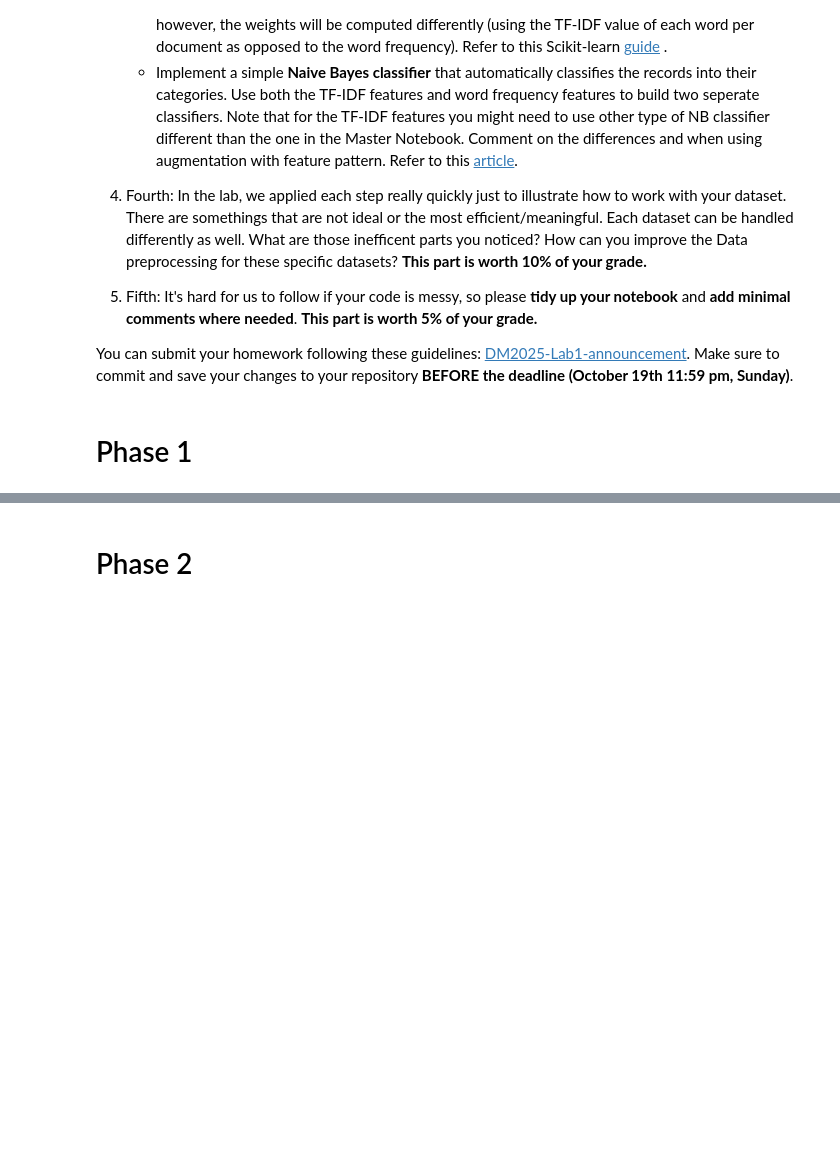
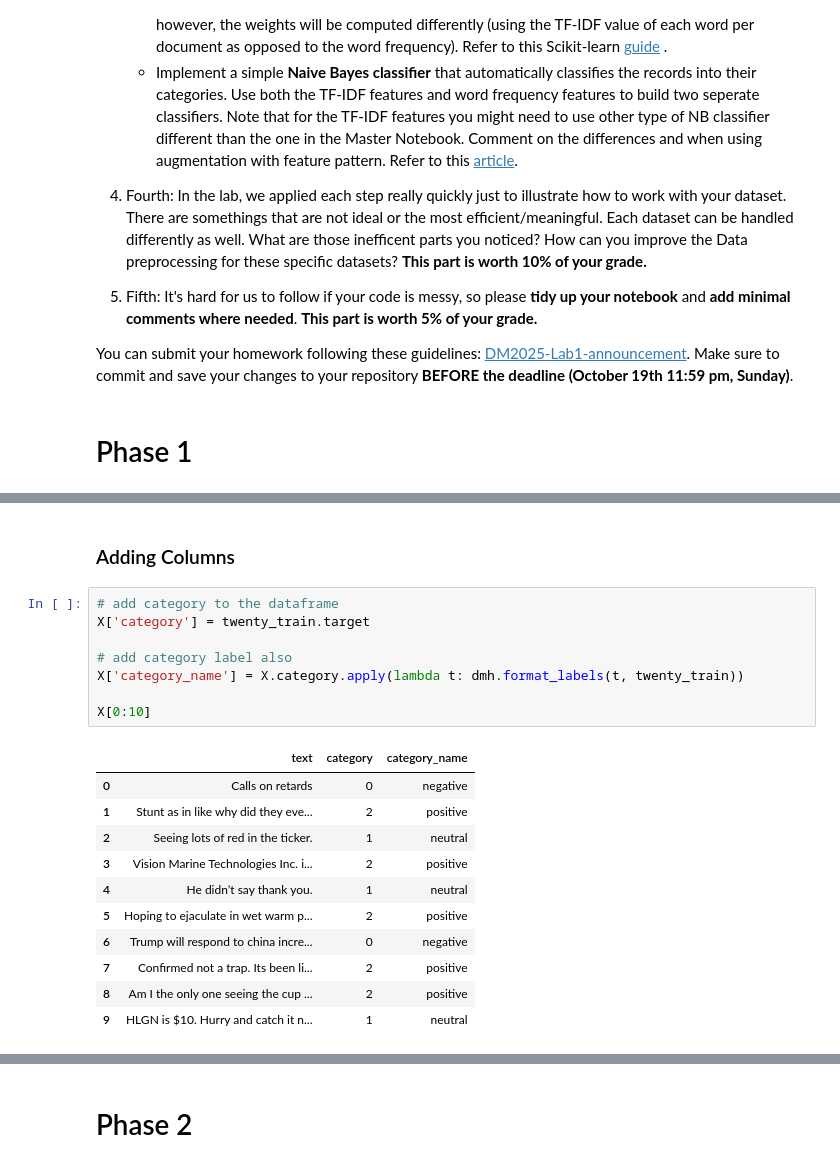
Before and after one commit to Mercy1303/DM2025-Lab1-Exercise, a Jupyter notebook: DM2025-Lab1-Homework.ipynb, the cells around one changed output, grey strips where cells are left out. Saved outputs shown, nothing was run; the diff lists cells and outputs as text; blank space fills up the shorter version.

```diff
--- a/DM2025-Lab1-Homework.ipynb
+++ b/DM2025-Lab1-Homework.ipynb
@@ -60,0 +222,22 @@ You can submit your homework following these guidelines: [DM2025-Lab1-announceme
+# %% [markdown]
+### Adding Columns
+# %%
+# add category to the dataframe
+X['category'] = twenty_train.target
+
+# add category label also
+X['category_name'] = X.category.apply(lambda t: dmh.format_labels(t, twenty_train))
+
+X[0:10]
+# %% [output]
+|  | text | category | category_name |
+| 0 | Calls on retards | 0 | negative |
+| 1 | Stunt as in like why did they eve... | 2 | positive |
+| 2 | Seeing lots of red in the ticker. | 1 | neutral |
+| 3 | Vision Marine Technologies Inc. i... | 2 | positive |
+| 4 | He didn’t say thank you. | 1 | neutral |
+| 5 | Hoping to ejaculate in wet warm p... | 2 | positive |
+| 6 | Trump will respond to china incre... | 0 | negative |
+| 7 | Confirmed not a trap. Its been li... | 2 | positive |
+| 8 | Am I the only one seeing the cup ... | 2 | positive |
+| 9 | HLGN is $10. Hurry and catch it n... | 1 | neutral |
```
Also changed, not shown: parts of 66 cells of this notebook.
